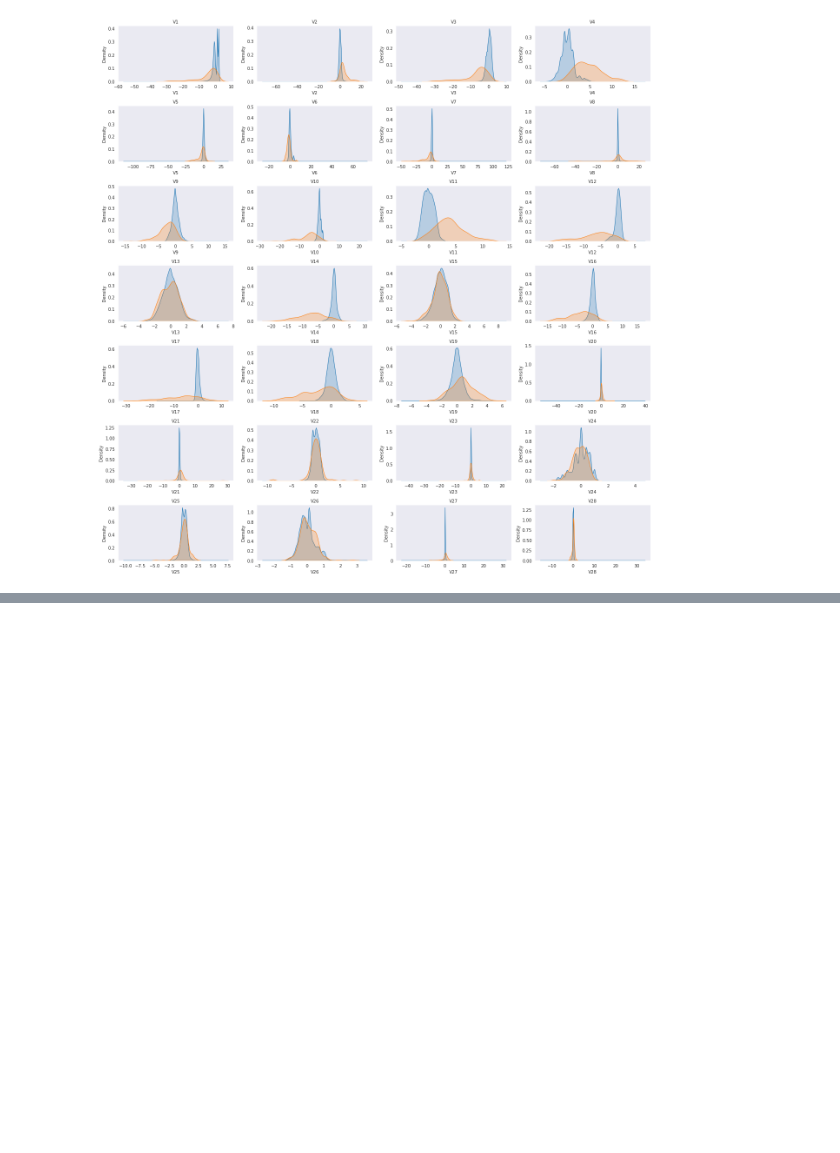
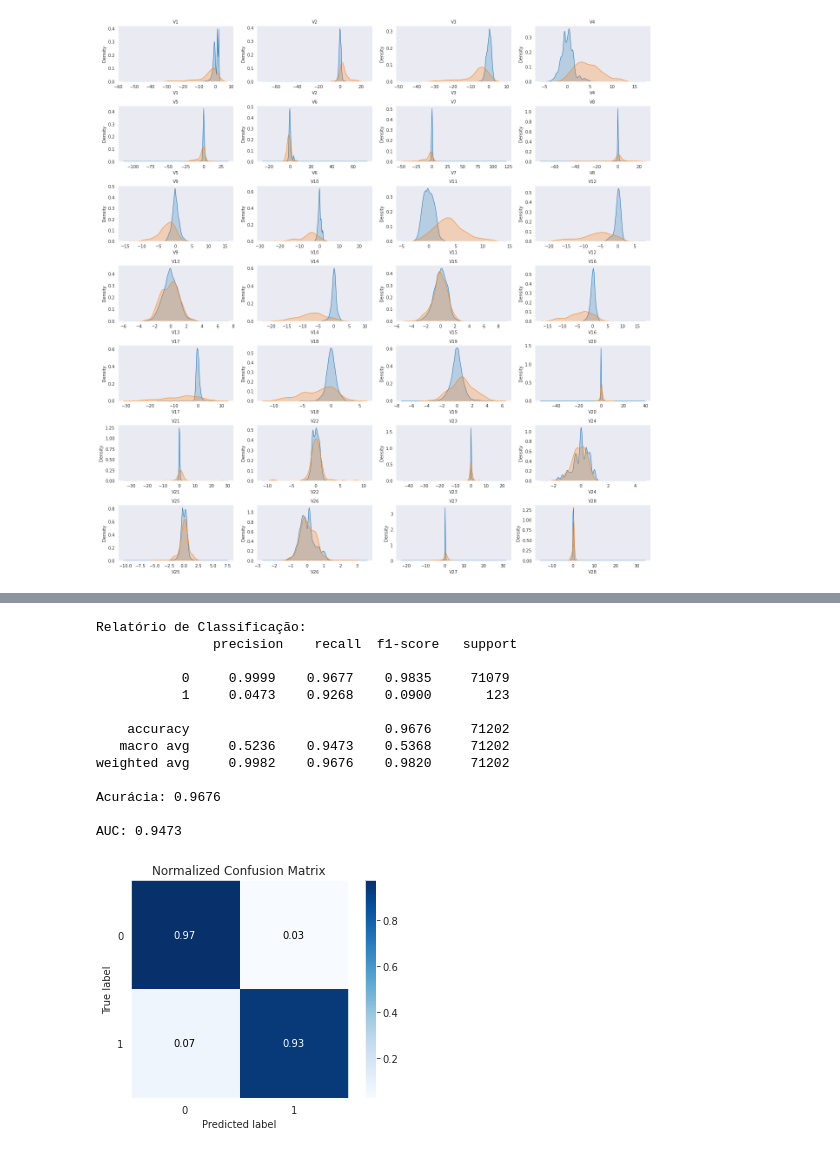
Before and after one commit to marcos-code/Portfolio_DataScience, a Jupyter notebook: Detecção_de_Fraude_em_Cartões_de_Crédito.ipynb, the cells around one changed output, grey strips where cells are left out. Drawn from its saved outputs; the diff is of its cells as text; code cells hidden in the pictures; blank space fills up the shorter version.

```diff
--- a/Detecção_de_Fraude_em_Cartões_de_Crédito.ipynb
+++ b/Detecção_de_Fraude_em_Cartões_de_Crédito.ipynb
@@ -214,0 +309,9 @@ plt.tight_layout()
+# %%
+# instanciar e treinar um modelo de Regressão logistica
+np.random.seed(2)
+model = LogisticRegression()
+model.fit(X_rus, y_rus)
+
+#Fazer as previsões em cima dos dados de teste
+y_pred = model.predict(X_test)
+y_proba = model.predict_proba(X_test)
@@ -214,0 +328,27 @@ plt.tight_layout()
+# %%
+# Pltando a matrix de confusão
+skplt.metrics.plot_confusion_matrix(y_test, y_pred, normalize=True)
+
+# imprimir relatório de classificação
+print("Relatório de Classificação:\n", classification_report(y_test, y_pred, digits=4))
+
+# imprimir a acurácia do modelo
+print("Acurácia: {:.4}\n".format(accuracy_score(y_test, y_pred)))
+
+# imprimir a área sob a curva
+print("AUC: {:.4f}\n".format(roc_auc_score(y_test, y_pred)))
+# %% [output]
+Relatório de Classificação:
+               precision    recall  f1-score   support
+
+           0     0.9999    0.9677    0.9835     71079
+           1     0.0473    0.9268    0.0900       123
+
+    accuracy                         0.9676     71202
+   macro avg     0.5236    0.9473    0.5368     71202
+weighted avg     0.9982    0.9676    0.9820     71202
+
+Acurácia: 0.9676
+
+AUC: 0.9473
+[figure, added]
```
Also changed, not shown: parts of 15 cells of this notebook.
